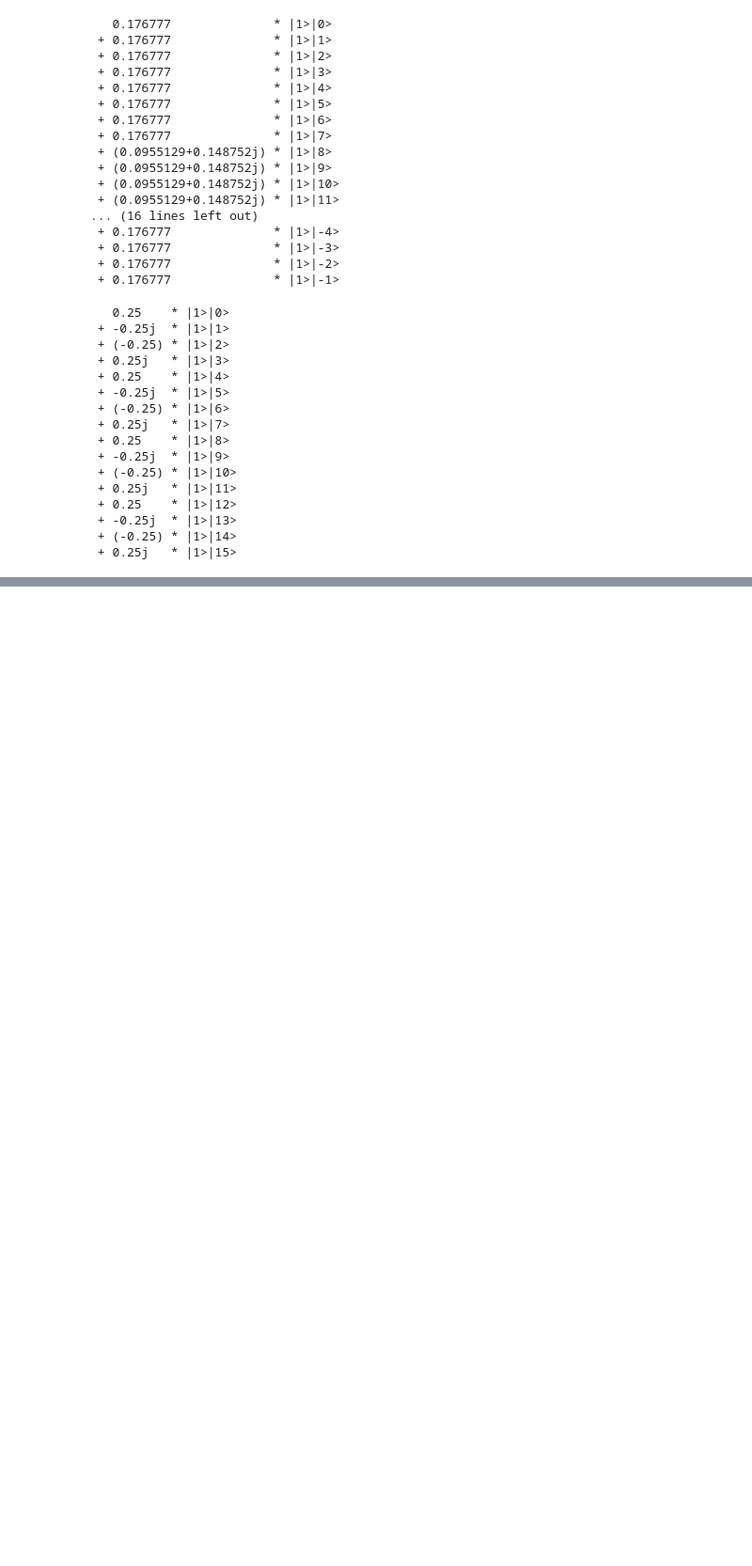
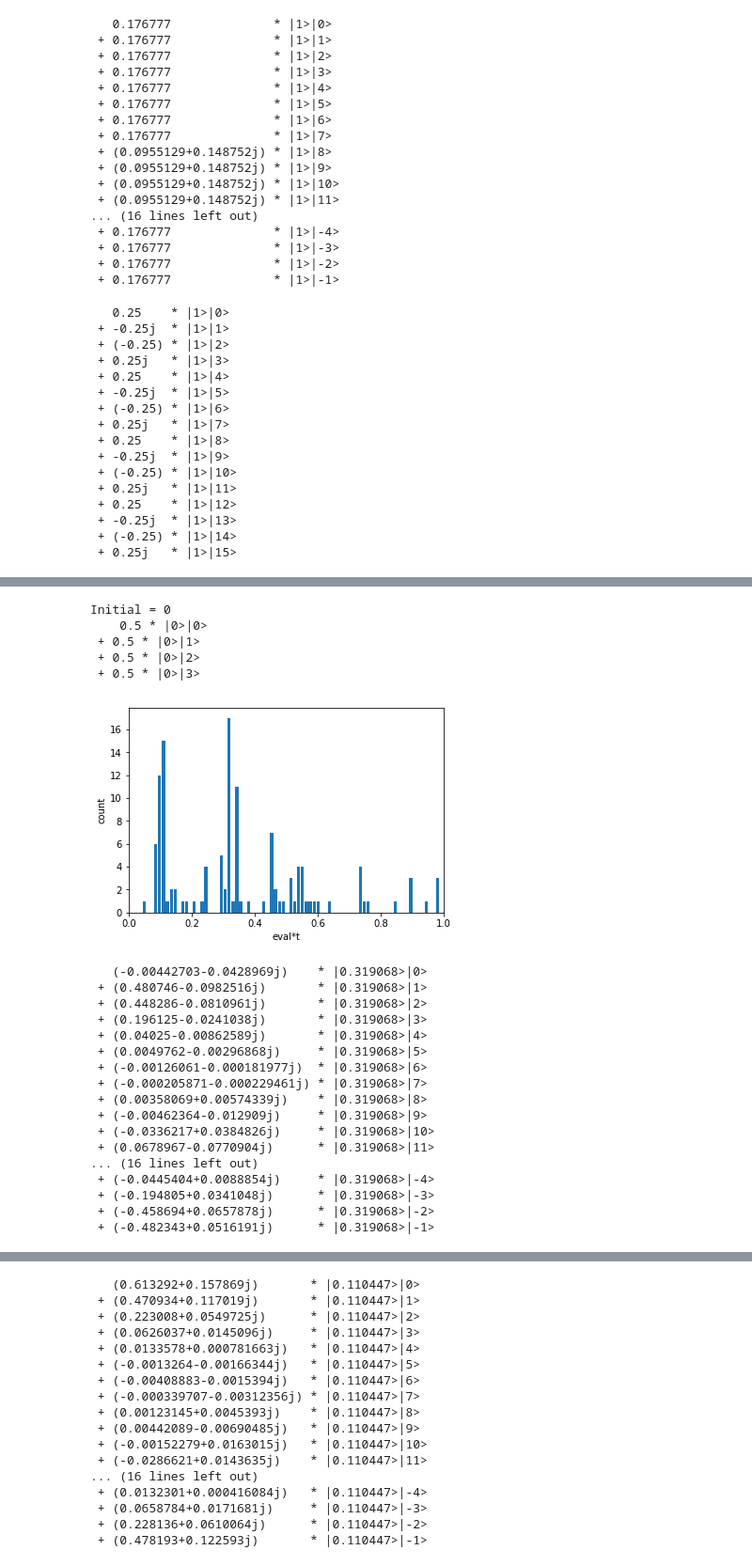
Before and after one commit to lehner/sqc, a Jupyter notebook: examples/chapter3/one-dim-particle-time-independent-potential.ipynb, the cells around one changed output, grey strips where cells are left out. Shown at 94% size. Saved outputs shown, nothing was run; the diff lists cells and outputs as text; code cells hidden in the pictures; blank space fills up the shorter version.

```diff
--- a/examples/chapter3/one-dim-particle-time-independent-potential.ipynb
+++ b/examples/chapter3/one-dim-particle-time-independent-potential.ipynb
@@ -216,0 +342,26 @@ timeEvolutionPlot(2,30,sqc.operator(nbits).X(6)*s1,15,[0.5,-3.0])
+# %%
+measure(9,5,300,lambda c,n,op: CT(c,range(5),10,0.1*2*n,op,[0.5,1]),prep=sqc.operator(14).H(0).H(1),x0=0,x1=1)
+# %% [output]
+Initial = 0
+    0.5 * |0>|0>
+ + 0.5 * |0>|1>
+ + 0.5 * |0>|2>
+ + 0.5 * |0>|3>
+[figure, added]
+   (-0.00442703-0.0428969j)    * |0.319068>|0>
+ + (0.480746-0.0982516j)       * |0.319068>|1>
+ + (0.448286-0.0810961j)       * |0.319068>|2>
+ + (0.196125-0.0241038j)       * |0.319068>|3>
+ + (0.04025-0.00862589j)       * |0.319068>|4>
+ + (0.0049762-0.00296868j)     * |0.319068>|5>
+ + (-0.00126061-0.000181977j)  * |0.319068>|6>
+ + (-0.000205871-0.000229461j) * |0.319068>|7>
+ + (0.00358069+0.00574339j)    * |0.319068>|8>
+ + (-0.00462364-0.012909j)     * |0.319068>|9>
+ + (-0.0336217+0.0384826j)     * |0.319068>|10>
+ + (0.0678967-0.0770904j)      * |0.319068>|11>
+... (16 lines left out)
+ + (-0.0445404+0.0088854j)     * |0.319068>|-4>
+ + (-0.194805+0.0341048j)      * |0.319068>|-3>
+ + (-0.458694+0.0657878j)      * |0.319068>|-2>
+ + (-0.482343+0.0516191j)      * |0.319068>|-1>
@@ -216,0 +369,17 @@ timeEvolutionPlot(2,30,sqc.operator(nbits).X(6)*s1,15,[0.5,-3.0])
+   (0.613292+0.157869j)       * |0.110447>|0>
+ + (0.470934+0.117019j)       * |0.110447>|1>
+ + (0.223008+0.0549725j)      * |0.110447>|2>
+ + (0.0626037+0.0145096j)     * |0.110447>|3>
+ + (0.0133578+0.000781663j)   * |0.110447>|4>
+ + (-0.0013264-0.00166344j)   * |0.110447>|5>
+ + (-0.00408883-0.0015394j)   * |0.110447>|6>
+ + (-0.000339707-0.00312356j) * |0.110447>|7>
+ + (0.00123145+0.0045393j)    * |0.110447>|8>
+ + (0.00442089-0.00690485j)   * |0.110447>|9>
+ + (-0.00152279+0.0163015j)   * |0.110447>|10>
+ + (-0.0286621+0.0143635j)    * |0.110447>|11>
+... (16 lines left out)
+ + (0.0132301+0.000416084j)   * |0.110447>|-4>
+ + (0.0658784+0.0171681j)     * |0.110447>|-3>
+ + (0.228136+0.0610064j)      * |0.110447>|-2>
+ + (0.478193+0.122593j)       * |0.110447>|-1>
```
Also changed, not shown: parts of 8 cells of this notebook, 1 other file.
